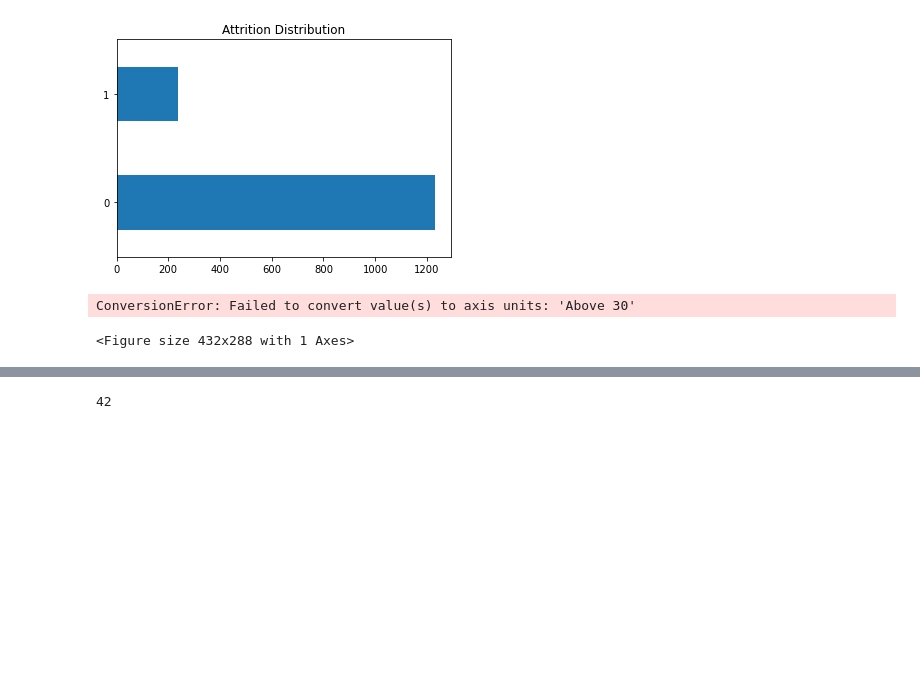
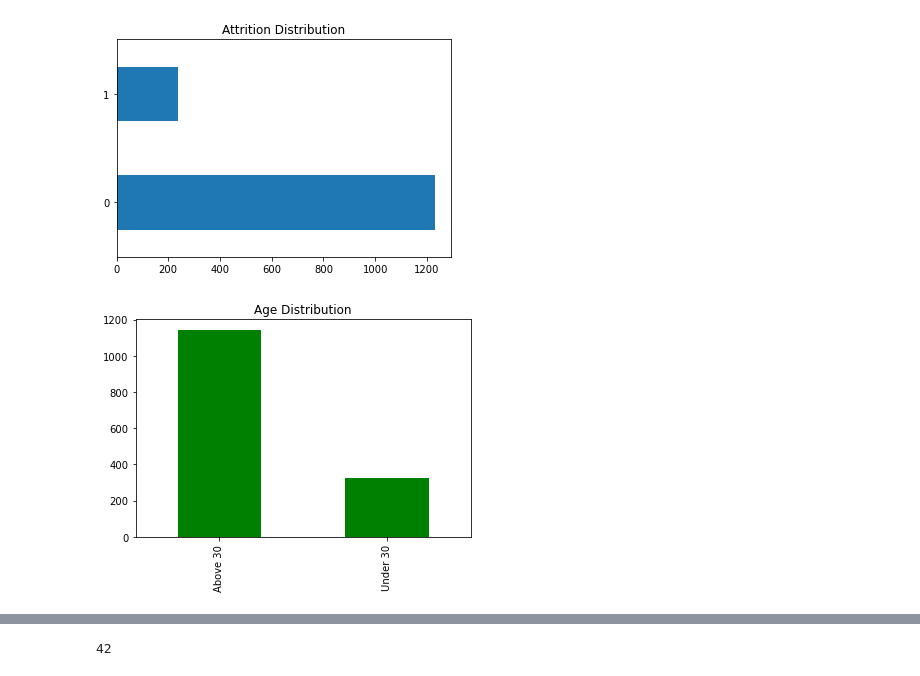
Before and after one commit to HannahZZY/Senior_Project_Hannah, a Jupyter notebook: DA401 codes.ipynb, the cells around one changed output, grey strips where cells are left out. Drawn from its saved outputs; the diff is of its cells as text; code cells hidden in the pictures; blank space fills up the shorter version.

```diff
--- a/DA401 codes.ipynb
+++ b/DA401 codes.ipynb
@@ -285,13 +320,10 @@ df_Att['Attrition_status'].value_counts().plot(kind='barh', title="Attrition Dis
 [figure]
 # %%
 df_Att['Below 30'].value_counts().plot(kind='bar', title="Age Distribution", color = "green")
-for index, value in enumerate(list(df_Att["Below 30"])):
-    plt.text(index, value, str(value))
 plt.show()
 #plt.savefig("Age Distribution.jpg")
 # %% [output]
-ConversionError: Failed to convert value(s) to axis units: 'Above 30'
-<Figure size 432x288 with 1 Axes>
+[figure, added]
 # %%
 # There are 23 numerical columns in the data, and 6 categorical data.
 df_Att.describe()
```
Also changed, not shown: parts of 74 cells of this notebook, 8 other files.
